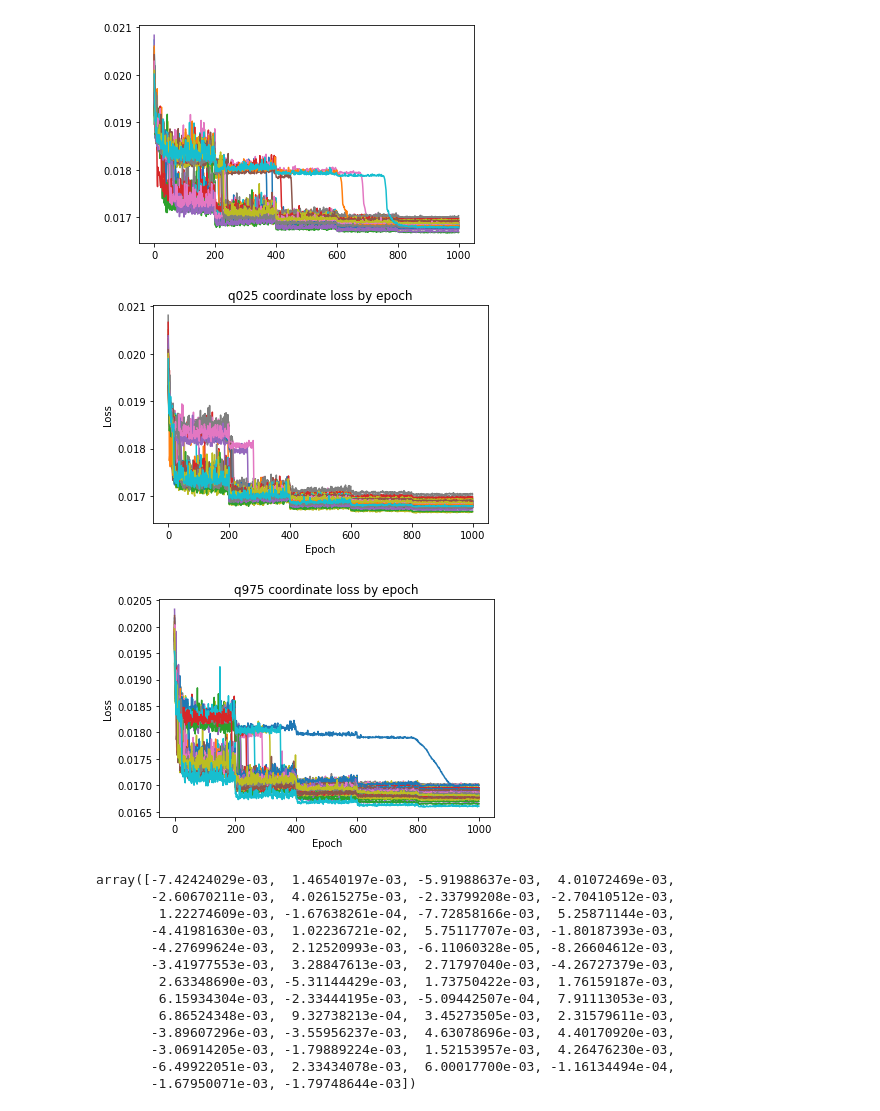
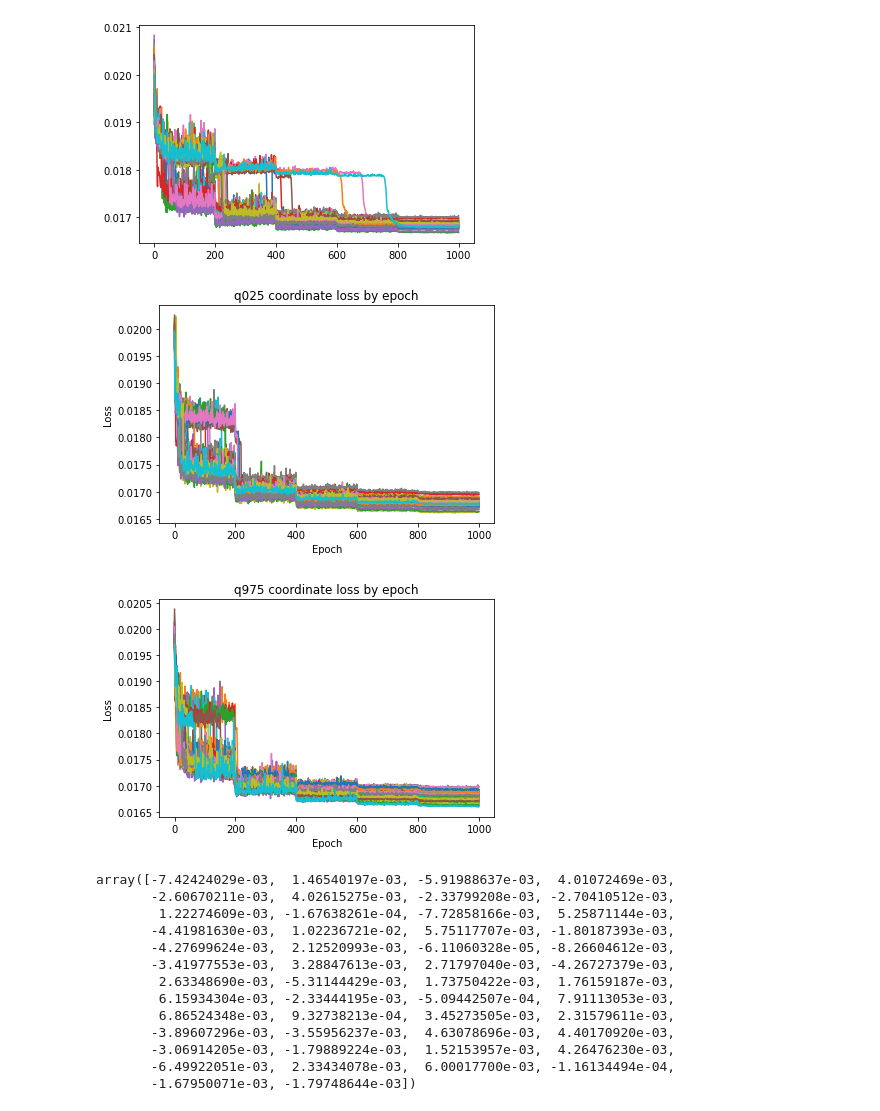
Before and after one commit to glory-99/simulation-based-inference, a Jupyter notebook: res_analysis_x15.ipynb, the cells around one changed output. Cells and saved outputs as stored; diff of their text form; code cells hidden in the pictures.

```diff
--- a/res_analysis_x15.ipynb
+++ b/res_analysis_x15.ipynb
@@ -203,21 +203,21 @@ plt.show()
 # %% [output]
 [figure]
 # %%
-coordinate_loss_q025 = np.load("./results/coordinate_loss_p50_q25_exp3.npy")
+coordinate_loss_q025 = np.load("./results/coordinate_loss_p50_q25_exp5.npy")
 plt.plot(coordinate_loss_q025)
 plt.xlabel("Epoch")
 plt.ylabel("Loss")
 plt.title("q025 coordinate loss by epoch")
 plt.show()
 # %% [output]
-[figure, old version]
+[figure, new version]
 # %%
-coordinate_loss_q975 = np.load("./results/coordinate_loss_p50_q975_exp3.npy")
+coordinate_loss_q975 = np.load("./results/coordinate_loss_p50_q975_exp5.npy")
 plt.plot(coordinate_loss_q975)
 plt.xlabel("Epoch")
 plt.ylabel("Loss")
 plt.title("q975 coordinate loss by epoch")
 plt.show()
 # %% [output]
-[figure, old version]
+[figure, new version]
 # %%
```
Also changed, not shown: parts of 11 cells of this notebook, 3 other files.
